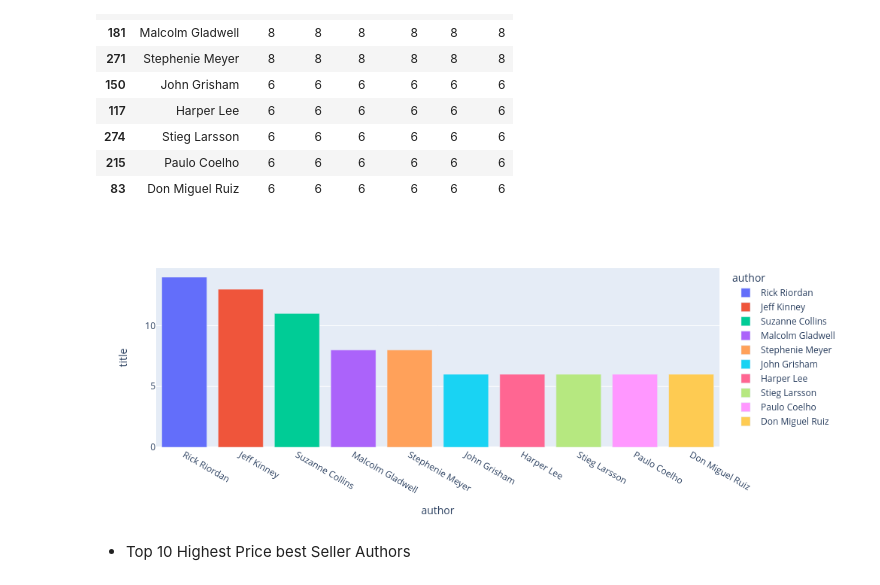
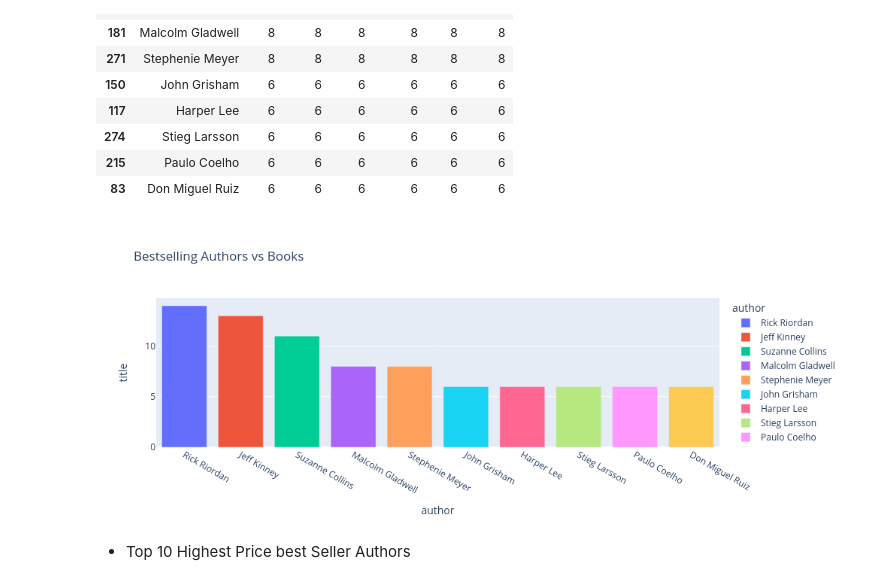
Before and after one commit to Michael-yousuf123/amazon-sales-analysis, a Jupyter notebook: notebook/amazon-notebook.ipynb, the cells around one changed output. Cells and saved outputs as stored; diff of their text form; code cells hidden in the pictures.

```diff
--- a/notebook/amazon-notebook.ipynb
+++ b/notebook/amazon-notebook.ipynb
@@ -175,11 +176,12 @@ temp_df1
 | 83 | Don Miguel Ruiz | 6 | 6 | 6 | 6 | 6 | 6 |
 # %%
 fig = px.bar(temp_df1, x=temp_df1['author'], y=temp_df1['title'],
+             title= "Bestselling Authors vs Books",
               color='author',
              labels={'author'}, width = 1000, height=400)
 fig.show(renderer = 'png')
 # %% [output]
-[figure, old version]
+[figure, new version]
 # %% [markdown]
 - Top 10 Highest Price best Seller Authors
 # %%
```
Also changed, not shown: parts of 9 cells of this notebook, 12 other files.
